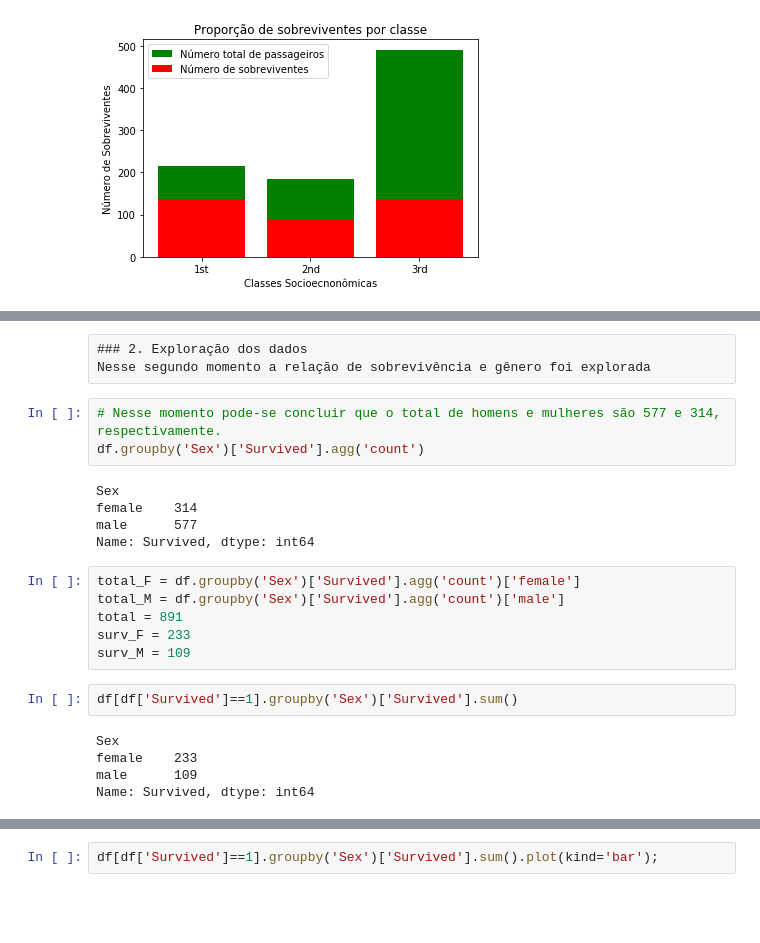
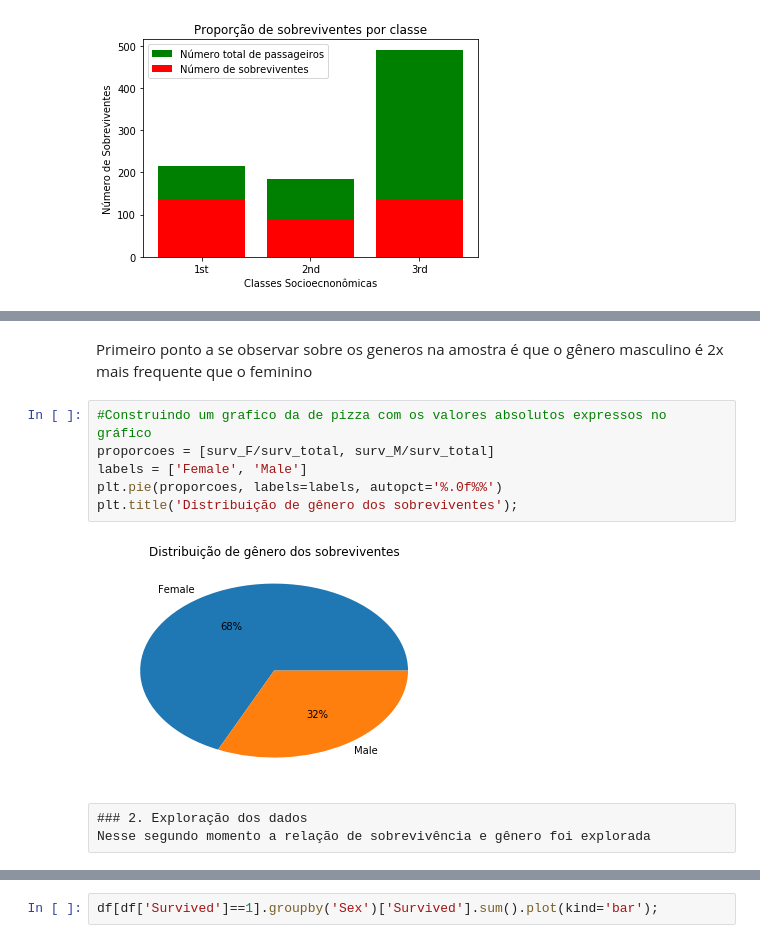
Before and after one commit to felipe-morilla/Projeto-final, a Jupyter notebook: Projeto Final.ipynb, the cells around one changed output, grey strips where cells are left out. Saved outputs shown, nothing was run; the diff lists cells and outputs as text; blank space fills up the shorter version.

```diff
--- a/Projeto Final.ipynb
+++ b/Projeto Final.ipynb
@@ -182,24 +200,13 @@ plt.legend((p1,p2),('Número total de passageiros','Número de sobreviventes'));
+# %% [markdown]
+Primeiro ponto a se observar sobre os generos na amostra é que o gênero masculino é 2x mais frequente que o feminino
+# %%
+#Construindo um grafico da de pizza com os valores absolutos expressos no gráfico
+proporcoes = [surv_F/surv_total, surv_M/surv_total]
+labels = ['Female', 'Male']
+plt.pie(proporcoes, labels=labels, autopct='%.0f%%')
+plt.title('Distribuição de gênero dos sobreviventes');
+# %% [output]
+[figure, added]
 # %% [raw]
 ### 2. Exploração dos dados
 Nesse segundo momento a relação de sobrevivência e gênero foi explorada
-# %%
-# Nesse momento pode-se concluir que o total de homens e mulheres são 577 e 314, respectivamente.
-df.groupby('Sex')['Survived'].agg('count')
-# %% [output]
-Sex
-female    314
-male      577
-Name: Survived, dtype: int64
-# %%
-total_F = df.groupby('Sex')['Survived'].agg('count')['female']
-total_M = df.groupby('Sex')['Survived'].agg('count')['male']
-total = 891
-surv_F = 233
-surv_M = 109
-# %%
-df[df['Survived']==1].groupby('Sex')['Survived'].sum()
-# %% [output]
-Sex
-female    233
-male      109
-Name: Survived, dtype: int64
```
Also changed, not shown: parts of 37 cells of this notebook.
